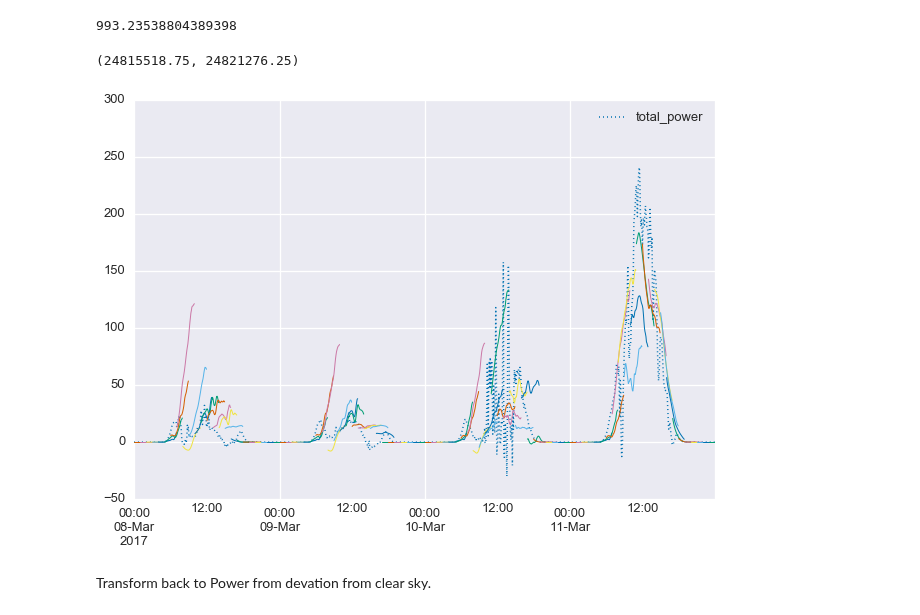
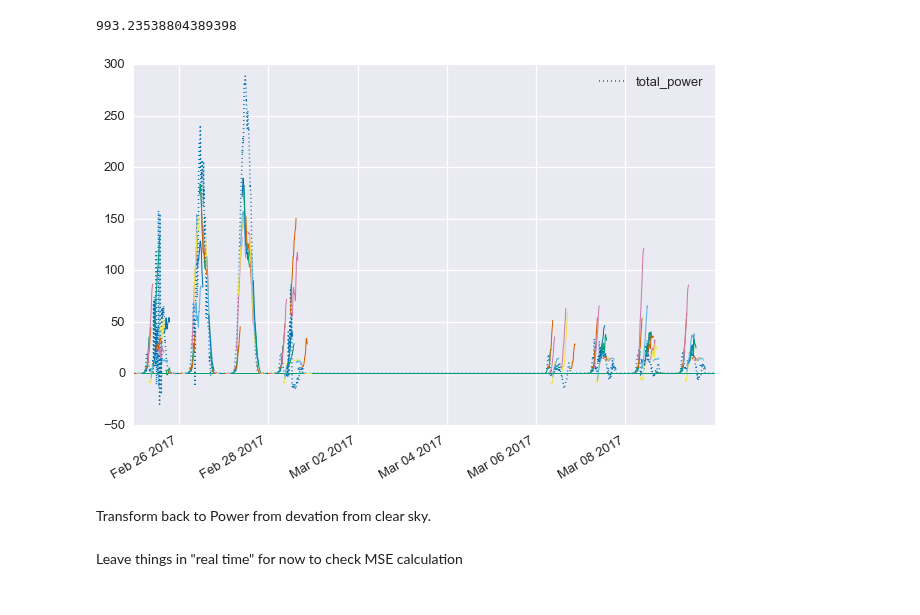
Before and after one commit to bmeyers/SolarForecasting, a Jupyter notebook: FunctionalRegression_Forecasting_detrended.ipynb, the cells around one changed output. Saved outputs shown, nothing was run; the diff lists cells and outputs as text; code cells hidden in the pictures.

```diff
--- a/FunctionalRegression_Forecasting_detrended.ipynb
+++ b/FunctionalRegression_Forecasting_detrended.ipynb
@@ -19,3 +11,8 @@ funcreg = FunctionalRegression(train_df, test_df)
+# %%
+dm = DataManager()
+dm.load_all_and_split(reindex=False)
+# %%
+funcreg = FunctionalRegression(dm.detrended_train, dm.detrended_dev)
 # %%
 ns = [1, 2, 5, 10, 20, 30, 40, 50, 75, 100]
 param_search = pd.DataFrame(index=ns, columns=['mse'])
@@ -33,18 +30,19 @@ funcreg.calc_mse()
 # %% [output]
 993.23538804389398
 # %%
-Transform back to Power from devation from clear sky.funcreg.plot_test()
-ax = plt.gca()
-lim = ax.get_xlim()
-chunk = (lim[1] - lim[0])/8.
-start = lim[0] + 2*chunk
-end = lim[0] + 6*chunk
-ax.set_xlim(start, end)
+funcreg.plot_test()
+#ax = plt.gca()
+#lim = ax.get_xlim()
+#chunk = (lim[1] - lim[0])/8.
+#start = lim[0] + 2*chunk
+#end = lim[0] + 6*chunk
+#ax.set_xlim(start, end)
 # %% [output]
-(24815518.75, 24821276.25)
-[figure, old version]
+[figure, new version]
 # %% [markdown]
 Transform back to Power from devation from clear sky.
+# %% [markdown]
+Leave things in "real time" for now to check MSE calculation
 # %%
 forecasts = funcreg.forecasts
 # %%
```
Also changed, not shown: parts of 11 cells of this notebook, 1 other file.
